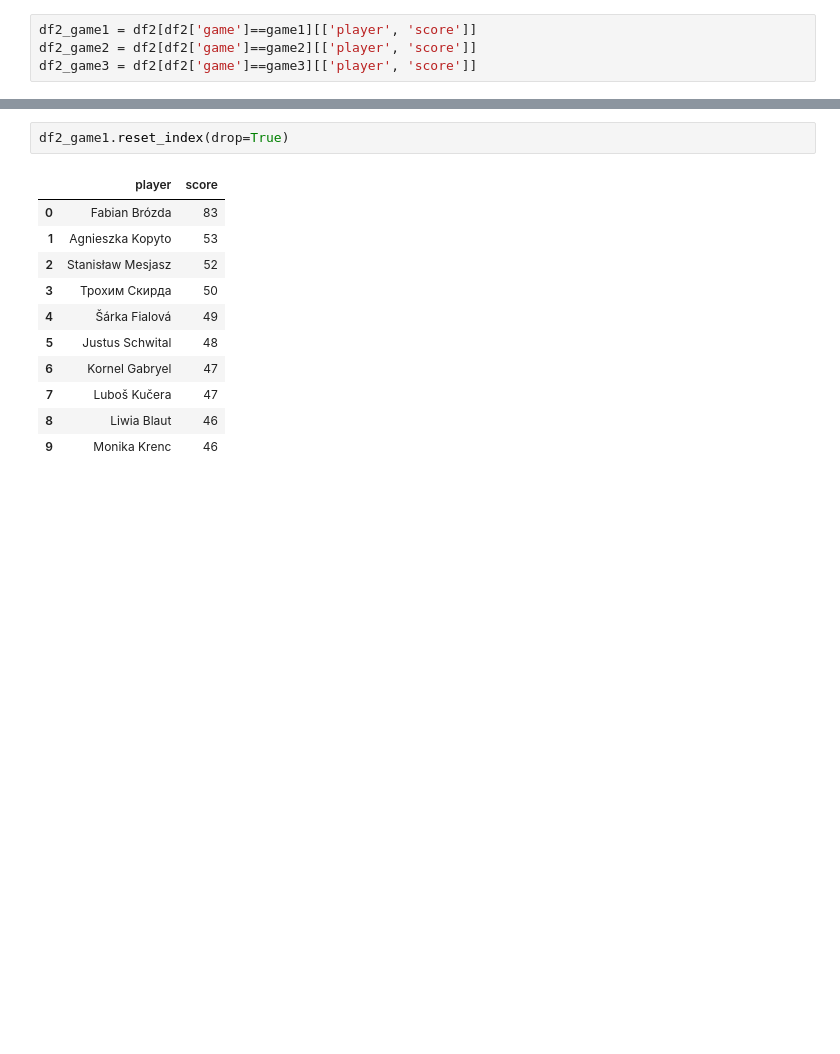
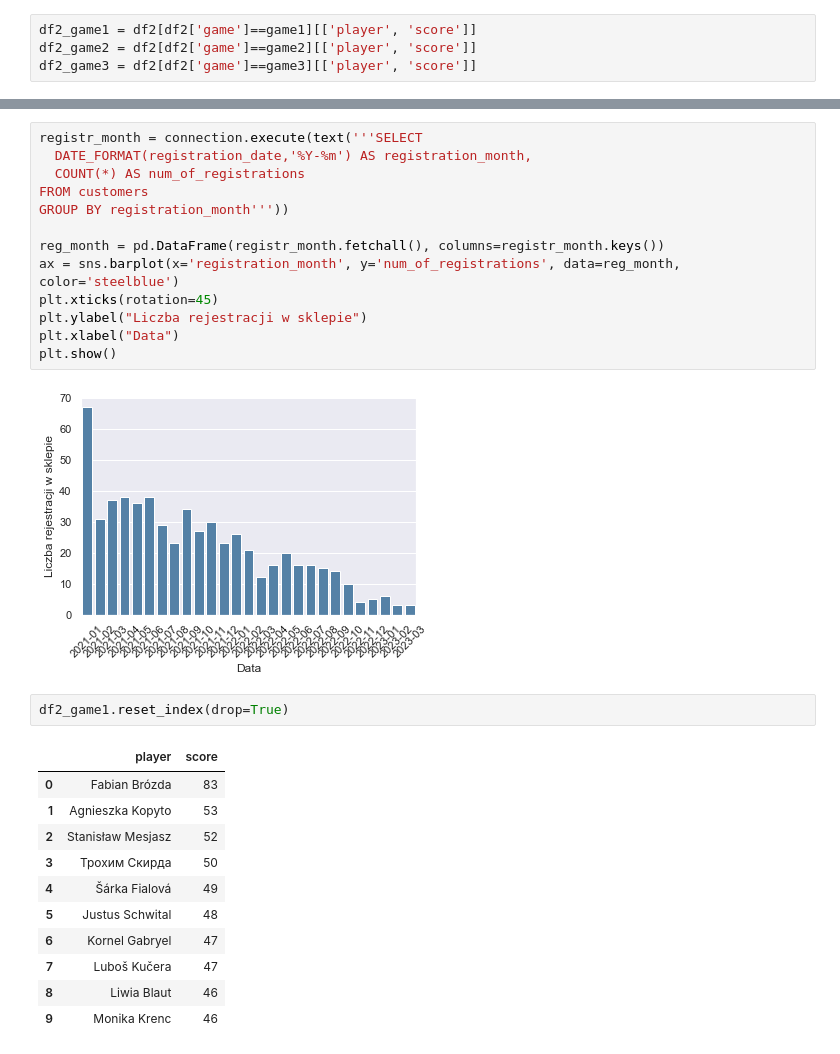
Before and after one commit to Staszek15/store-database, a Jupyter notebook: Untitled.ipynb, the cells around one changed output, grey strips where cells are left out. Saved outputs shown, nothing was run; the diff lists cells and outputs as text; blank space fills up the shorter version.

```diff
--- a/Untitled.ipynb
+++ b/Untitled.ipynb
@@ -48,3 +209,18 @@ df2_game3 = df2[df2['game']==game3][['player', 'score']]
+# %%
+registr_month = connection.execute(text('''SELECT
+  DATE_FORMAT(registration_date,'%Y-%m') AS registration_month,
+  COUNT(*) AS num_of_registrations
+FROM customers
+GROUP BY registration_month'''))
+
+reg_month = pd.DataFrame(registr_month.fetchall(), columns=registr_month.keys())
+ax = sns.barplot(x='registration_month', y='num_of_registrations', data=reg_month, color='steelblue')
+plt.xticks(rotation=45)
+plt.ylabel("Liczba rejestracji w sklepie")
+plt.xlabel("Data")
+plt.show()
+# %% [output]
+[figure, added]
 # %%
 df2_game1.reset_index(drop=True)
 # %% [output]
```
Also changed, not shown: parts of 17 cells of this notebook, 12 other files.
